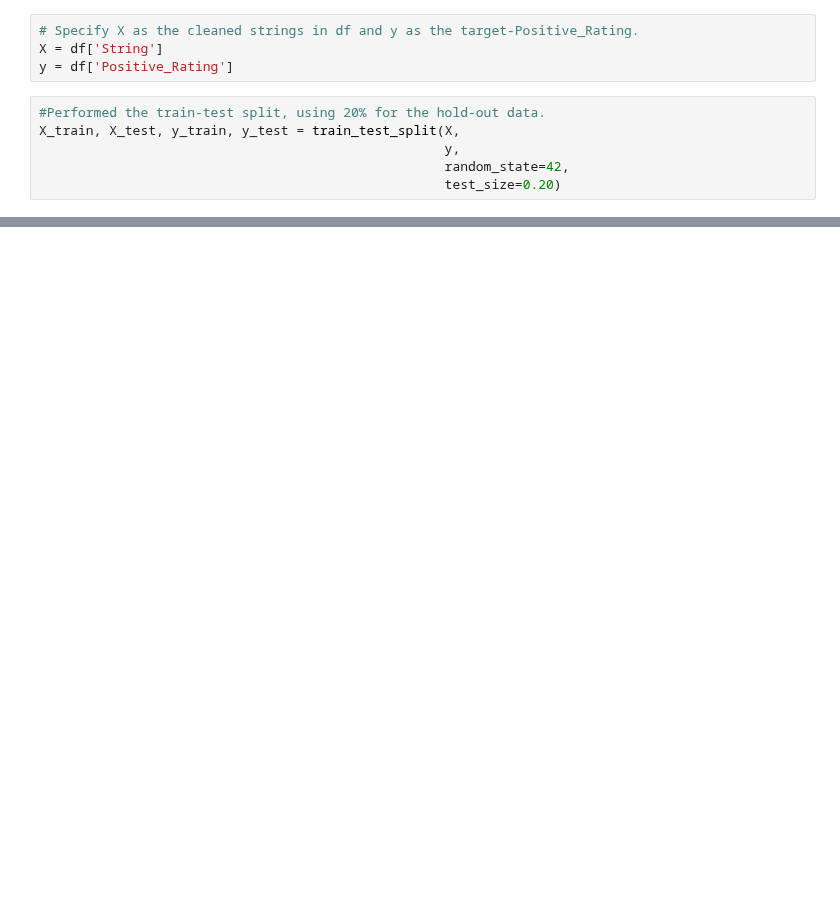
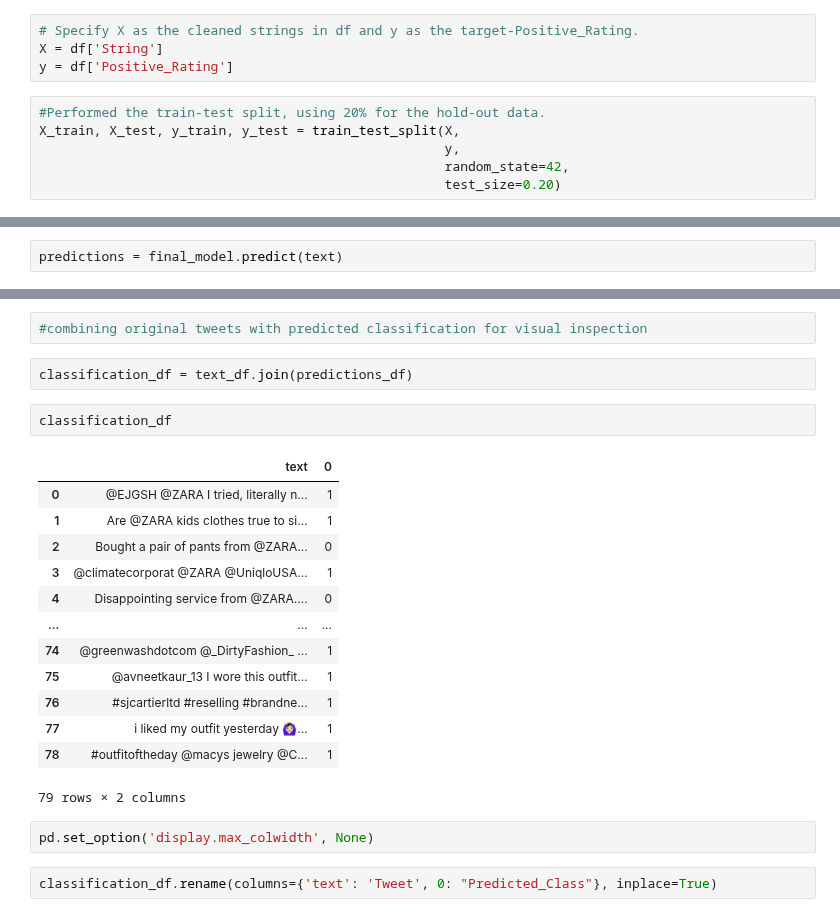
Before and after one commit to jlc0512/Utilizing-E-Commerce-Reviews-to-Predict-Comment-Sentiments, a Jupyter notebook: final_model_with_tweets.ipynb, the cells around one changed output, grey strips where cells are left out. Cells and saved outputs as stored; diff of their text form; blank space fills up the shorter version.

```diff
--- a/final_model_with_tweets.ipynb
+++ b/final_model_with_tweets.ipynb
@@ -410,0 +183,2 @@ Name: text, dtype: object
+# %%
+predictions = final_model.predict(text)
@@ -410,0 +247,24 @@ Name: text, dtype: object
+# %%
+#combining original tweets with predicted classification for visual inspection
+# %%
+classification_df = text_df.join(predictions_df)
+# %%
+classification_df
+# %% [output]
+|  | text | 0 |
+| 0 | @EJGSH @ZARA I tried, literally n... | 1 |
+| 1 | Are @ZARA kids clothes true to si... | 1 |
+| 2 | Bought a pair of pants from @ZARA... | 0 |
+| 3 | @climatecorporat @ZARA @UniqloUSA... | 1 |
+| 4 | Disappointing service from @ZARA.... | 0 |
+| ... | ... | ... |
+| 74 | @greenwashdotcom @_DirtyFashion_ ... | 1 |
+| 75 | @avneetkaur_13 I wore this outfit... | 1 |
+| 76 | #sjcartierltd #reselling #brandne... | 1 |
+| 77 | i liked my outfit yesterday 🙆🏻‍♀️... | 1 |
+| 78 | #outfitoftheday @macys jewelry @C... | 1 |
+79 rows × 2 columns
+# %%
+pd.set_option('display.max_colwidth', None)
+# %%
+classification_df.rename(columns={'text': 'Tweet', 0: "Predicted_Class"}, inplace=True)
```
Also changed, not shown: parts of 93 cells of this notebook, 2 other files.
